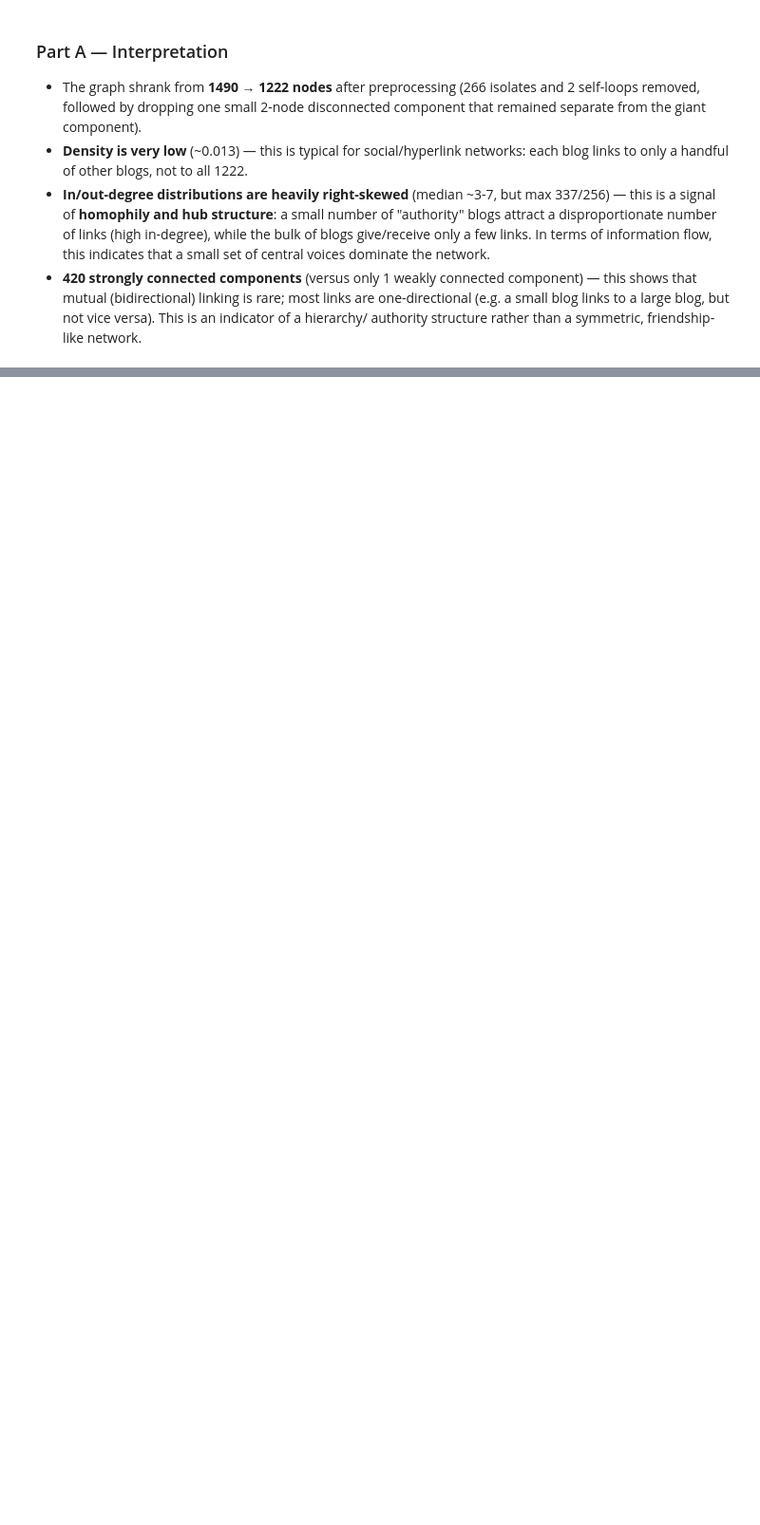
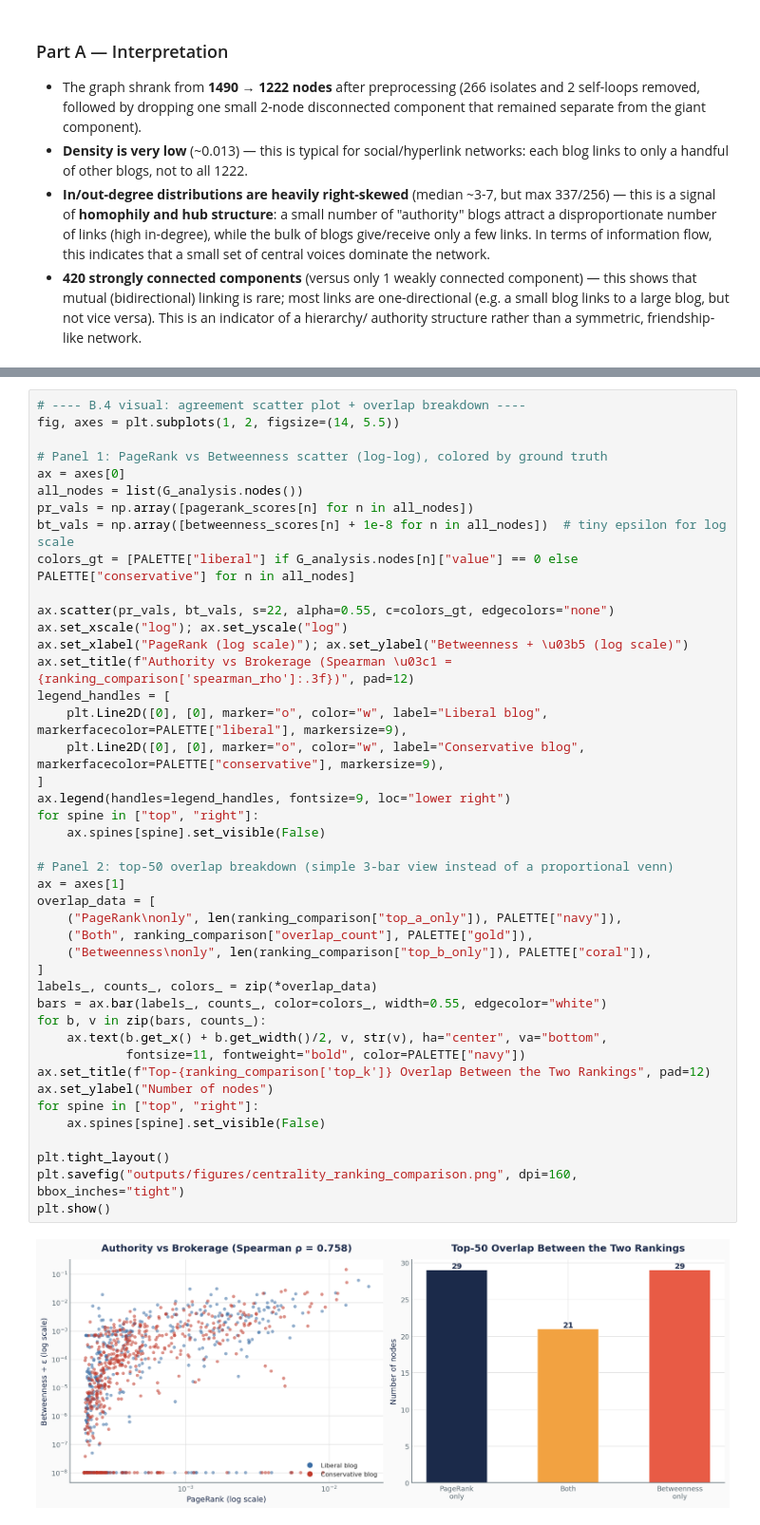
Before and after one commit to MAhmadThaheem/sntp_assignment1_polblogs, a Jupyter notebook: SNTP_Assignment01_Master.ipynb, the cells around one changed output, grey strips where cells are left out. Shown at 95% size. Saved outputs shown, nothing was run; the diff lists cells and outputs as text; blank space fills up the shorter version.

```diff
--- a/SNTP_Assignment01_Master.ipynb
+++ b/SNTP_Assignment01_Master.ipynb
@@ -568,0 +800,45 @@ plt.show()
+# %%
+# ---- B.4 visual: agreement scatter plot + overlap breakdown ----
+fig, axes = plt.subplots(1, 2, figsize=(14, 5.5))
+
+# Panel 1: PageRank vs Betweenness scatter (log-log), colored by ground truth
+ax = axes[0]
+all_nodes = list(G_analysis.nodes())
+pr_vals = np.array([pagerank_scores[n] for n in all_nodes])
+bt_vals = np.array([betweenness_scores[n] + 1e-8 for n in all_nodes])  # tiny epsilon for log scale
+colors_gt = [PALETTE["liberal"] if G_analysis.nodes[n]["value"] == 0 else PALETTE["conservative"] for n in all_nodes]
+
+ax.scatter(pr_vals, bt_vals, s=22, alpha=0.55, c=colors_gt, edgecolors="none")
+ax.set_xscale("log"); ax.set_yscale("log")
+ax.set_xlabel("PageRank (log scale)"); ax.set_ylabel("Betweenness + \u03b5 (log scale)")
+ax.set_title(f"Authority vs Brokerage (Spearman \u03c1 = {ranking_comparison['spearman_rho']:.3f})", pad=12)
+legend_handles = [
+    plt.Line2D([0], [0], marker="o", color="w", label="Liberal blog", markerfacecolor=PALETTE["liberal"], markersize=9),
+    plt.Line2D([0], [0], marker="o", color="w", label="Conservative blog", markerfacecolor=PALETTE["conservative"], markersize=9),
+]
+ax.legend(handles=legend_handles, fontsize=9, loc="lower right")
+for spine in ["top", "right"]:
+    ax.spines[spine].set_visible(False)
+
+# Panel 2: top-50 overlap breakdown (simple 3-bar view instead of a proportional venn)
+ax = axes[1]
+overlap_data = [
+    ("PageRank\nonly", len(ranking_comparison["top_a_only"]), PALETTE["navy"]),
+    ("Both", ranking_comparison["overlap_count"], PALETTE["gold"]),
+    ("Betweenness\nonly", len(ranking_comparison["top_b_only"]), PALETTE["coral"]),
+]
+labels_, counts_, colors_ = zip(*overlap_data)
+bars = ax.bar(labels_, counts_, color=colors_, width=0.55, edgecolor="white")
+for b, v in zip(bars, counts_):
+    ax.text(b.get_x() + b.get_width()/2, v, str(v), ha="center", va="bottom",
+            fontsize=11, fontweight="bold", color=PALETTE["navy"])
+ax.set_title(f"Top-{ranking_comparison['top_k']} Overlap Between the Two Rankings", pad=12)
+ax.set_ylabel("Number of nodes")
+for spine in ["top", "right"]:
+    ax.spines[spine].set_visible(False)
+
+plt.tight_layout()
+plt.savefig("outputs/figures/centrality_ranking_comparison.png", dpi=160, bbox_inches="tight")
+plt.show()
+# %% [output]
+[figure, added]
```
Also changed, not shown: parts of 18 cells of this notebook.
